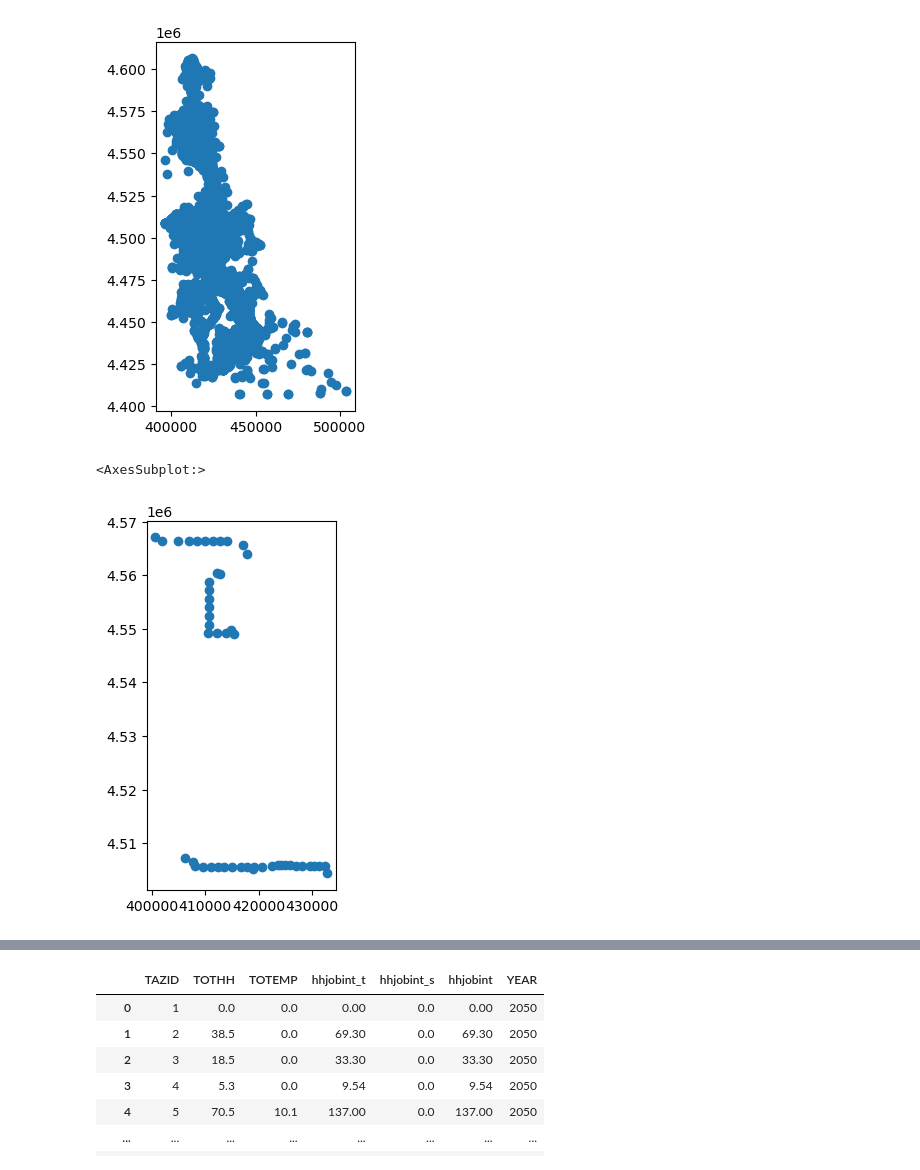
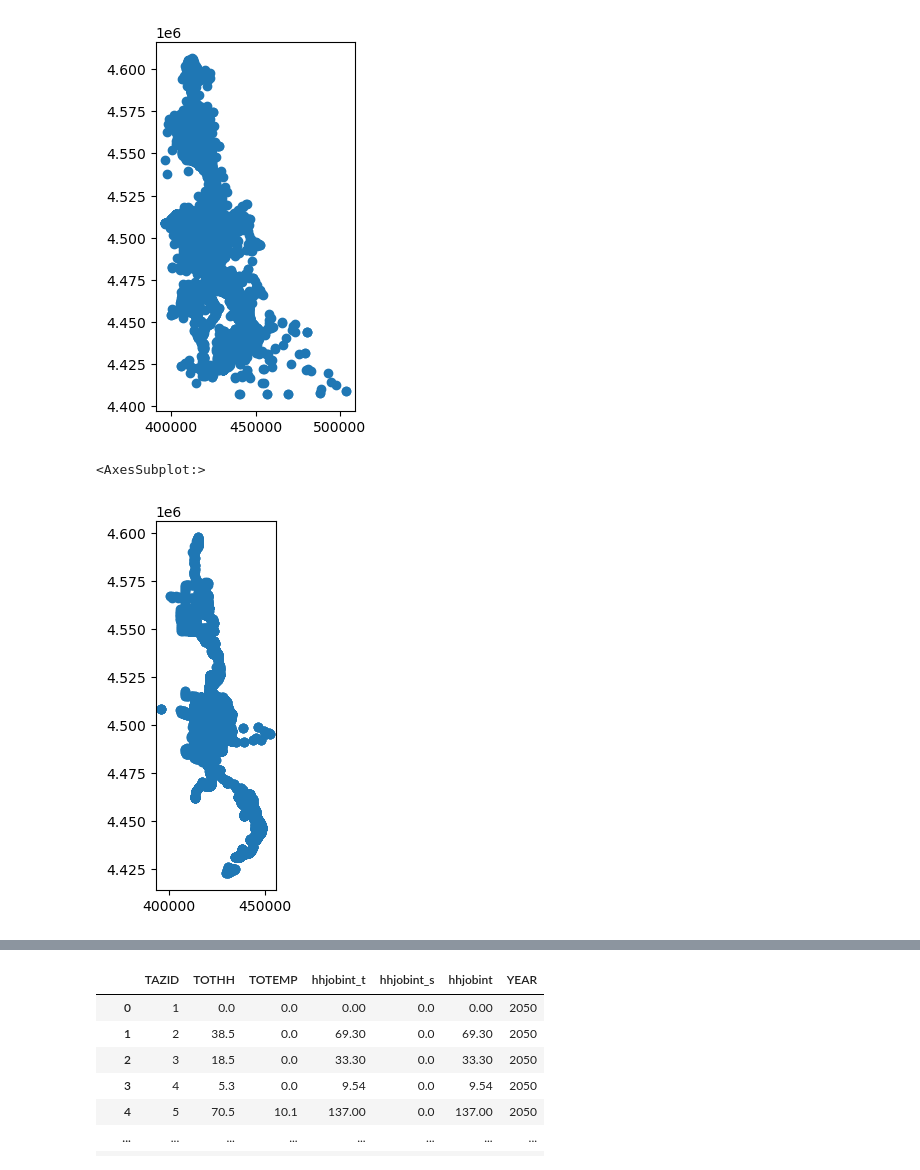
Before and after one commit to WFRCAnalytics/Wasatch-Choice-Land-Use-And-Transit-Scenario, a Jupyter notebook: 6-Walk-Access-Links.ipynb, the cells around one changed output, grey strips where cells are left out. Saved outputs shown, nothing was run; the diff lists cells and outputs as text; code cells hidden in the pictures.

```diff
--- a/6-Walk-Access-Links.ipynb
+++ b/6-Walk-Access-Links.ipynb
@@ -16,7 +16,7 @@ hh_factor                       = _config.hh_factor
 input_tdm_node_shapefile_folder = _config.input_tdm_node_shapefile_folder
 tdm_node_shapefile              = _config.tdm_node_shapefile
 input_model_line_files_folder   = _config.input_model_line_files_folder
-tdm_transit_scenario            = _config.tdm_transit_scenario
+tdm_transit_scenarios           = _config.tdm_transit_scenarios
 map_year                        = _config.map_year
 # %%
 gdf_tdm_node = gpd.read_file(os.path.join(input_tdm_node_shapefile_folder, tdm_node_shapefile))
@@ -27,19 +27,18 @@ gdf_tdm_node.plot()
 # %%
 _df_transit_lin_files = pd.read_csv(os.path.join(input_model_line_files_folder, 'files.csv'))
 _df_transit_lin_files_lines = pd.read_csv(os.path.join(input_model_line_files_folder, 'lines.csv'))
 
 _df_transit_lin_files_nodes = pd.read_csv(os.path.join(input_model_line_files_folder, 'nodes.csv'))
 _df_transit_lin_files_lines = pd.merge(_df_transit_lin_files, _df_transit_lin_files_lines, on=['file_index'])
 _df_transit_lin_files_lines_nodes = pd.merge(_df_transit_lin_files_lines, _df_transit_lin_files_nodes, on=['file_index','name'])
 
-df_project_transit_nodes = pd.merge(_df_transit_lin_files_lines_nodes, df_projects, left_on=['model','name'], right_on=['tdm_model','tdm_line_name'])
-df_project_transit_nodes = df_project_transit_nodes[df_project_transit_nodes['transit_scenario']==tdm_transit_scenario]
-df_project_transit_nodes = df_project_transit_nodes[df_project_transit_nodes['is_stop']==True]
-df_project_transit_nodes = df_project_transit_nodes[['project_id','node_id','is_stop']]
+_df_transit_lin_files_lines_nodes = _df_transit_lin_files_lines_nodes[_df_transit_lin_files_lines_nodes['transit_scenario'].isin(tdm_transit_scenarios)]
+_df_transit_lin_files_lines_nodes = _df_transit_lin_files_lines_nodes[_df_transit_lin_files_lines_nodes['is_stop']==True]
+#display(_df_transit_lin_files_lines_nodes)
 
-gdf_tdm_node_with_projects = pd.merge(gdf_tdm_node, df_project_transit_nodes, left_on='N', right_on='node_id')
-gdf_tdm_node_with_projects.plot()
+gdf_tdm_node_transit = pd.merge(gdf_tdm_node, _df_transit_lin_files_lines_nodes, left_on='N', right_on='node_id')
+gdf_tdm_node_transit.plot()
 # %% [output]
 <AxesSubplot:>
-[figure, old version]
+[figure, new version]
 # %%
```
Also changed, not shown: parts of 14 cells of this notebook, 12 other files.
